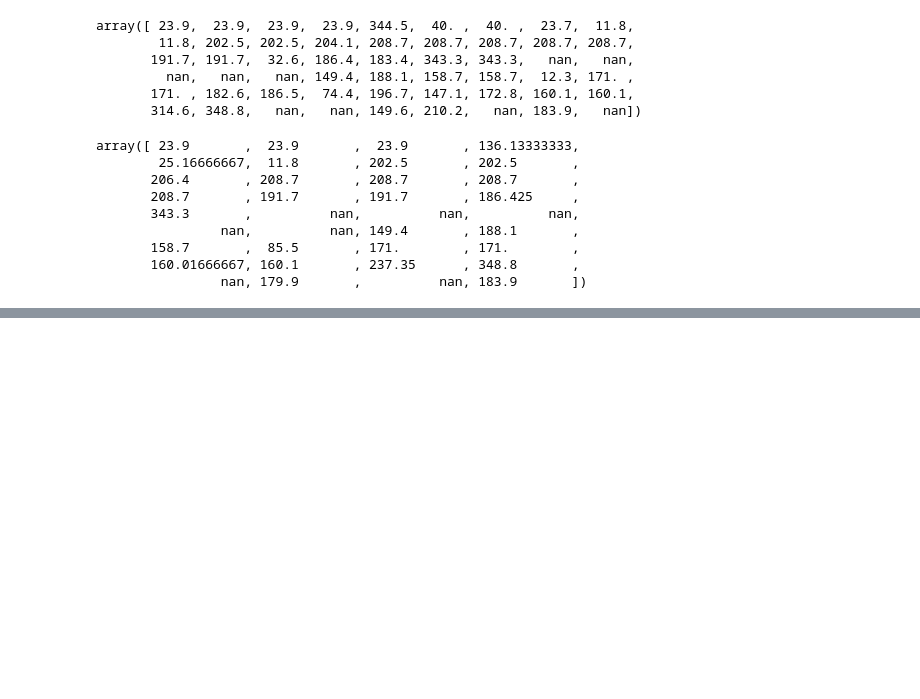
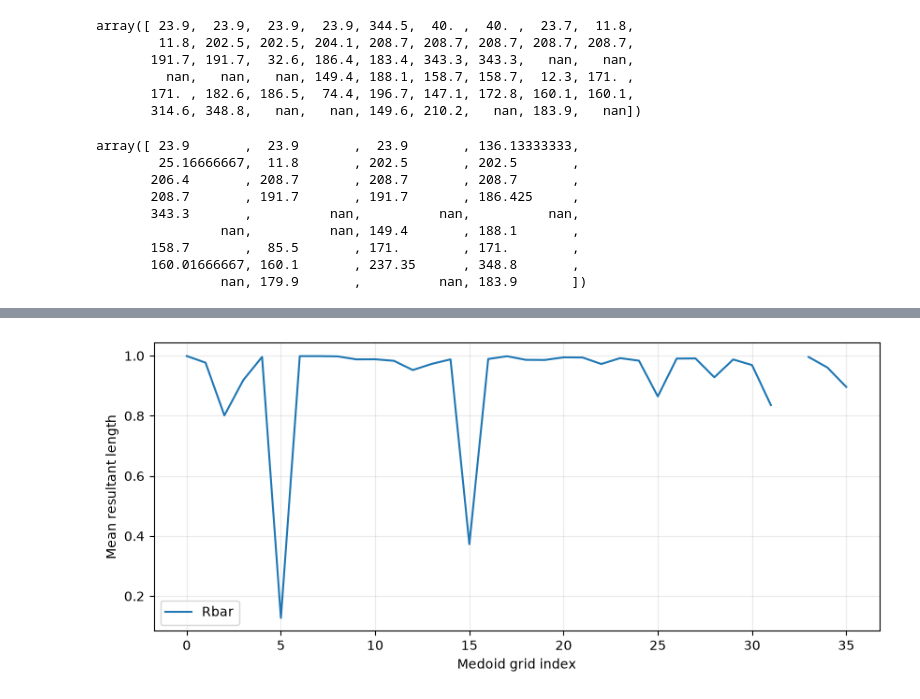
Before and after one commit to Stellaerranti/DTW-paleomag, a Jupyter notebook: DTW_multi.ipynb, the cells around one changed output, grey strips where cells are left out. Cells and saved outputs as stored; diff of their text form; code cells hidden in the pictures; blank space fills up the shorter version.

```diff
--- a/DTW_multi.ipynb
+++ b/DTW_multi.ipynb
@@ -1478,0 +1697,10 @@ array([ 23.9       ,  23.9       ,  23.9       , 136.13333333,
+# %%
+plt.figure(figsize=(10, 4))
+plt.plot(mean_directions["Rbar"], label="Rbar")
+plt.xlabel("Medoid grid index")
+plt.ylabel("Mean resultant length")
+plt.legend()
+plt.grid(alpha=0.25)
+plt.show()
+# %% [output]
+[figure, added]
```
Also changed, not shown: parts of 4 cells of this notebook.
